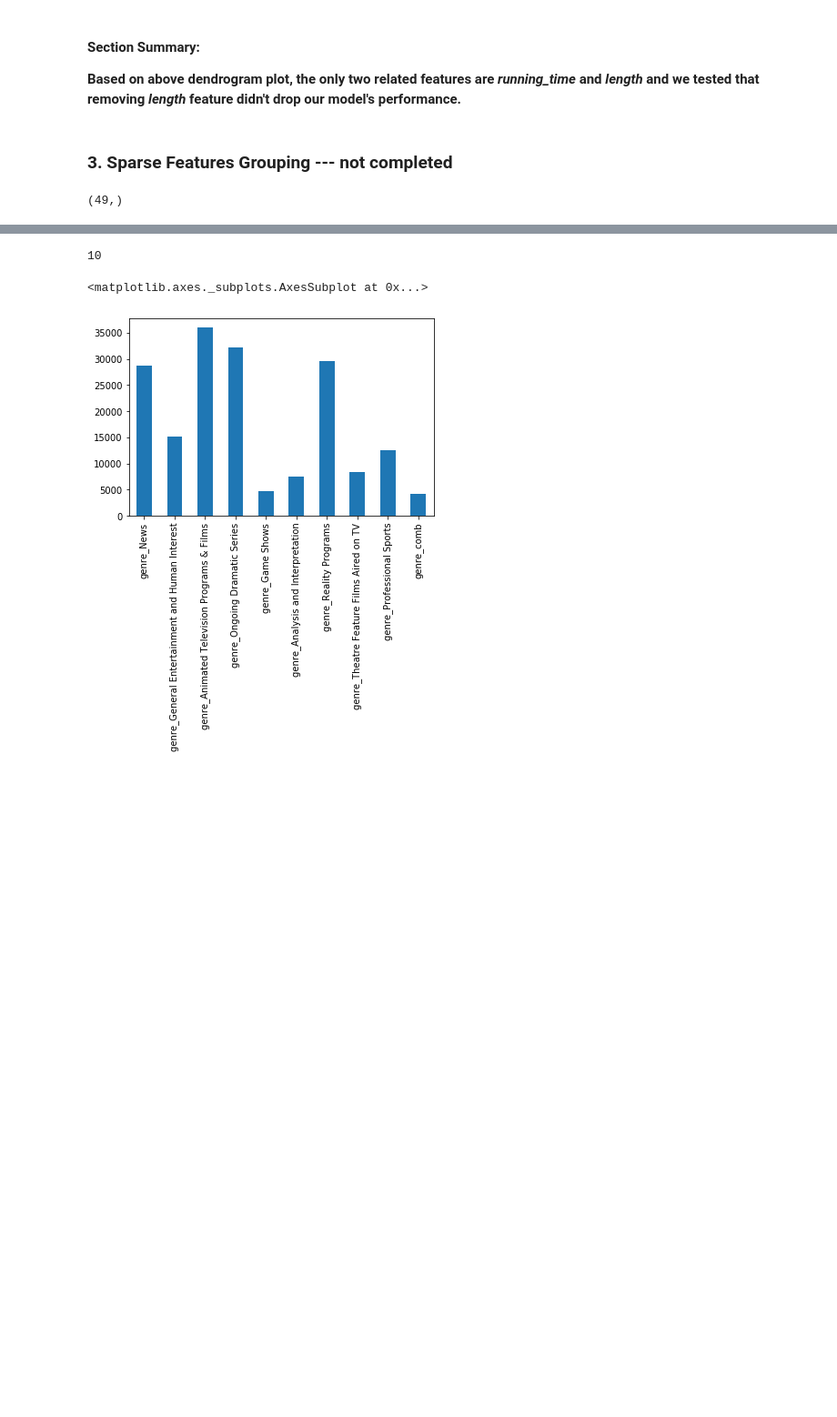
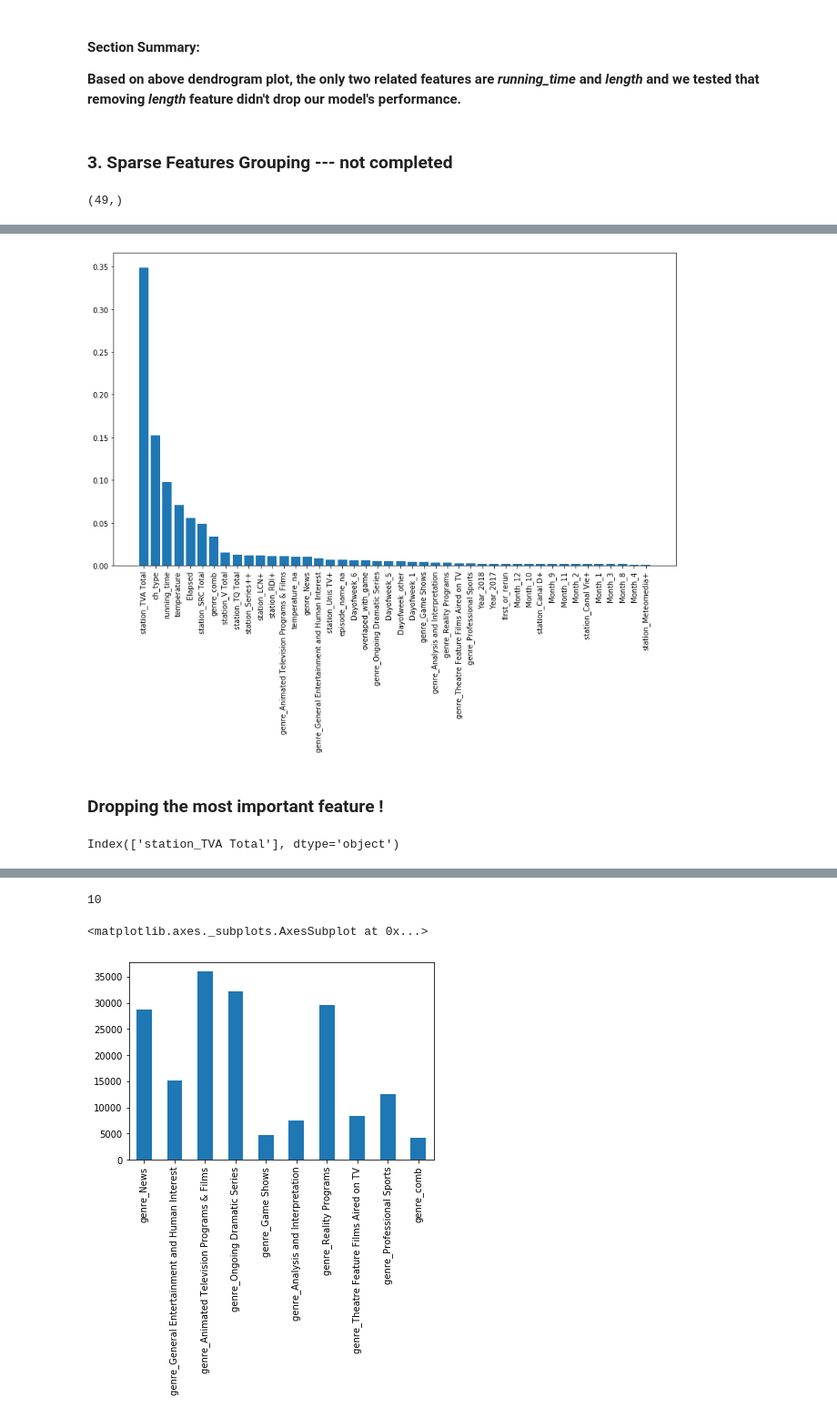
Before and after one commit to Carbonrun/YapAiTek_Challenge, a Jupyter notebook: 2.3_FE_Dim-Reduction.ipynb, the cells around one changed output, grey strips where cells are left out. Shown at 91% size. Drawn from its saved outputs; the diff is of its cells as text; code cells hidden in the pictures; blank space fills up the shorter version.

```diff
--- a/2.3_FE_Dim-Reduction.ipynb
+++ b/2.3_FE_Dim-Reduction.ipynb
@@ -284,0 +351,5 @@ X_train[col_stations].sum().plot(kind='bar')
+# %%
+X_train_weekday.drop(columns=col_weekday_comb, inplace=True)
+X_test_weekday.drop(columns=col_weekday_comb, inplace=True)
+
+X_train_weekday.shape, X_test_weekday.shape
@@ -284,0 +358,8 @@ X_train[col_stations].sum().plot(kind='bar')
+# %%
+%%time
+
+rf = get_rf_model()
+rf.fit(X_train_weekday, y_train)
+preds = rf.predict(X_test_weekday)
+print('oob_score: %.5f' % rf.oob_score_)
+evaluate(y_test, preds)
@@ -314,0 +399,5 @@ X_train_tmp.shape, X_test_tmp.shape
+# %%
+X_train_genre = X_train_weekday.copy()
+X_test_genre = X_test_weekday.copy()
+
+X_train_genre.shape, X_test_genre.shape
@@ -315,8 +406,8 @@ X_train_tmp.shape, X_test_tmp.shape
 # %%
-X_train_tmp['genre_comb'] = X_train_tmp.apply(lambda x: combine_genres(x, genres_comb), axis=1)
-X_test_tmp['genre_comb'] = X_test_tmp.apply(lambda x: combine_genres(x, genres_comb), axis=1)
+X_train_genre['genre_comb'] = X_train_genre.apply(lambda x: combine_genres(x, genres_comb), axis=1)
+X_test_genre['genre_comb'] = X_test_genre.apply(lambda x: combine_genres(x, genres_comb), axis=1)
 
-X_train_tmp.drop(columns=genres_comb, inplace=True)
-X_test_tmp.drop(columns=genres_comb, inplace=True)
+X_train_genre.drop(columns=genres_comb, inplace=True)
+X_test_genre.drop(columns=genres_comb, inplace=True)
 # %%
 # First eval performance
@@ -337,0 +430,10 @@ Wall time: 2min 1s
+# %%
+plot_feature_importance(rf.feature_importances_, X_train_genre.columns)
+# %% [output]
+[figure, added]
+# %% [markdown]
+### Dropping the most important feature !
+# %%
+X_train_genre.columns[:1]
+# %% [output]
+Index(['station_TVA Total'], dtype='object')
```
Also changed, not shown: parts of 42 cells of this notebook.
